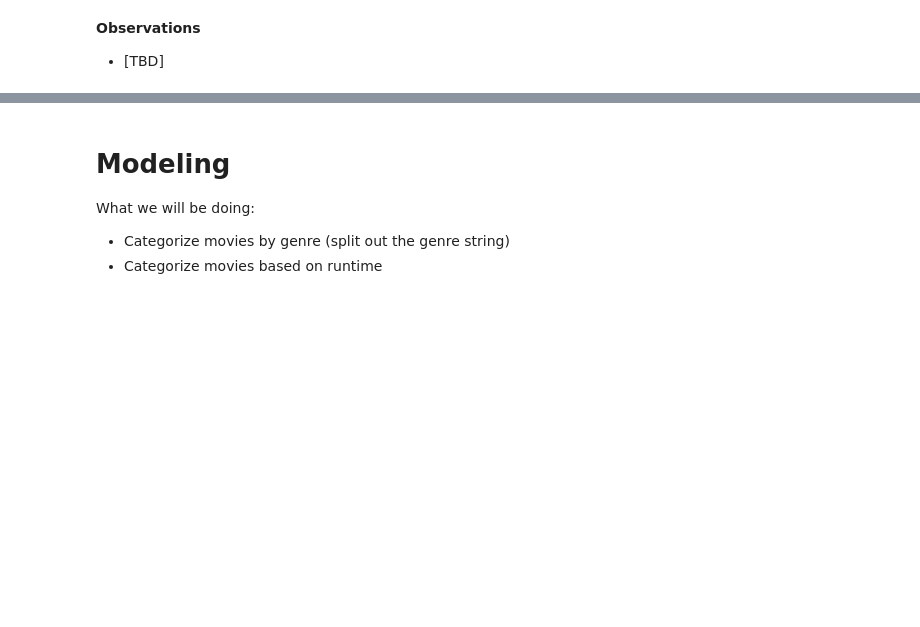
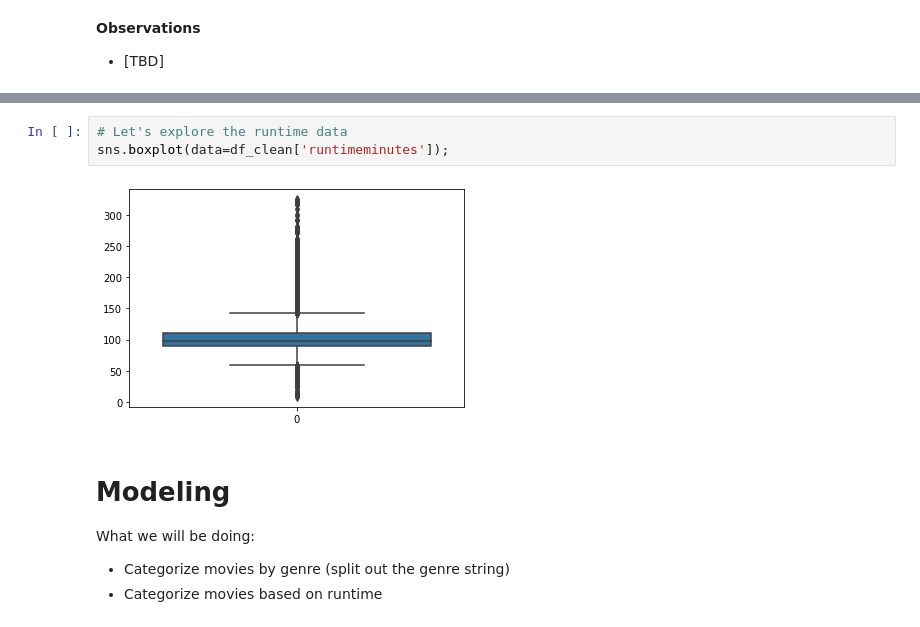
Before and after one commit to learn-co-curriculum/dsc-phase-2-project-v3, a Jupyter notebook: index.ipynb, the cells around one changed output, grey strips where cells are left out. Drawn from its saved outputs; the diff is of its cells as text; blank space fills up the shorter version.

```diff
--- a/index.ipynb
+++ b/index.ipynb
@@ -623,3 +641,8 @@ What we found:
+# %%
+# Let's explore the runtime data
+sns.boxplot(data=df_clean['runtimeminutes']);
+# %% [output]
+[figure, added]
 # %% [markdown]
 # Modeling
 What we will be doing:
```
Also changed, not shown: parts of 12 cells of this notebook.
